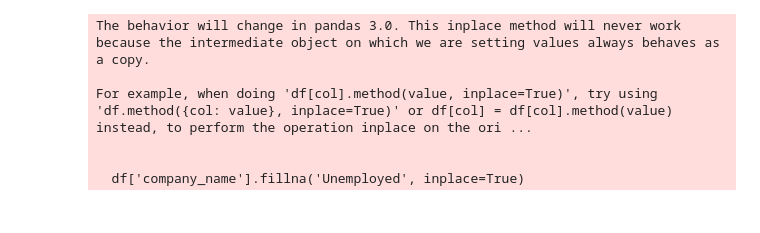
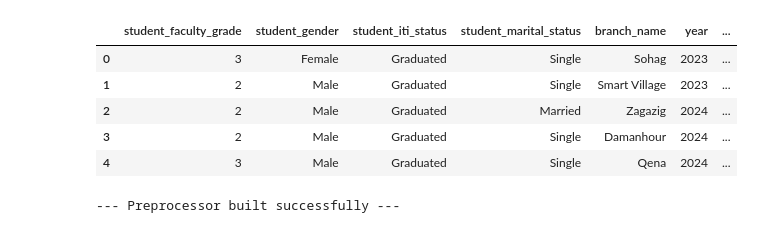
Before and after one commit to Ahmed-Arab95734/Graduation-Project-ITI-Examination-System, a Jupyter notebook: Streamlit App/Grade_model.ipynb, the cells around one changed output. Drawn from its saved outputs; the diff is of its cells as text; code cells hidden in the pictures.

Commit message:
Grade final i hope

```diff
--- a/Streamlit App/Grade_model.ipynb
+++ b/Streamlit App/Grade_model.ipynb
@@ -43,51 +97,80 @@ df = pd.read_sql(query, conn)
 # %%
 # -----------------------------
 # 2. Data Cleaning & Feature Engineering
 # -----------------------------
-df['company_name'].fillna('Unemployed', inplace=True)
-df['student_faculty_grade'] = df['student_faculty_grade'].map({'Pass': 3, 'Good': 2, 'Very Good': 1, 'Excellent': 0})
-df['student_iti_status'] = df['student_iti_status'].map({'Failed to Graduate': 1, 'Graduated': 0})
-df['grade_bucket'] = pd.qcut(df['total_grade'], q=4, labels=['Low', 'Medium', 'High', 'Top'])
-df['faculty_grade_combo'] = df['student_faculty'] + "_" + df['grade_bucket'].astype(str)
+
+df['student_faculty_grade'] = df['student_faculty_grade'].map({'Pass': 3, 'Good': 2, 'Very Good': 1, 'Excellent': 0}).astype("int")
 
 # Faculty groups
 def faculty_group(faculty):
     stem = ['Faculty of Computers Sciences', 'Faculty of Engineering', 'Faculty of Information Systems', 'Faculty of Science']
     business = ['Faculty of Business Administration', 'Faculty of Commerce', 'Faculty of Economics and Political Science']
     arts = ['Faculty of Fine Arts', 'Faculty of Applied Arts', 'Faculty of Arts']
     applied = ['Faculty of Agriculture', 'Faculty of Education']
     if faculty in stem:
         return 'STEM'
     elif faculty in business:
         return 'Business'
     elif faculty in arts:
         return 'Arts'
     elif faculty in applied:
         return 'Applied'
     else:
         return 'Other'
 
 df['faculty_group'] = df['student_faculty'].apply(faculty_group)
 
-# Binary target
-df['employed'] = df['company_name'].apply(lambda x: 0 if x == 'Unemployed' else 1)
+
+if 'student_id' in df.columns:
+    df.drop('student_id',axis=1,inplace=True)
+if 'student_faculty' in df.columns:
+    df = df.drop('student_faculty', axis=1)
+
+# Handle potential missing values (a good safety check)
+df.dropna(inplace=True)
+df.head()
 # %% [output]
-The behavior will change in pandas 3.0. This inplace method will never work because the intermediate object on which we are setting values always behaves as a copy.
-
-For example, when doing 'df[col].method(value, inplace=True)', try using 'df.method({col: value}, inplace=True)' or df[col] = df[col].method(value) instead, to perform the operation inplace on the ori ...
-
-
-  df['company_name'].fillna('Unemployed', inplace=True)
+|  | student_faculty_grade | student_gender | student_iti_status | student_marital_status | branch_name | year | ... |
+| 0 | 3 | Female | Graduated | Single | Sohag | 2023 | ... |
+| 1 | 2 | Male | Graduated | Single | Smart Village | 2023 | ... |
+| 2 | 2 | Male | Graduated | Married | Zagazig | 2024 | ... |
+| 3 | 2 | Male | Graduated | Single | Damanhour | 2024 | ... |
+| 4 | 3 | Male | Graduated | Single | Qena | 2024 | ... |
 # %%
 # -----------------------------
 # 3. Features and Categorical List
 # -----------------------------
-features = ['student_iti_status', 'total_grade', 'grade_bucket', 'student_faculty_grade']
-categorical_features = ['grade_bucket']
+y = df['total_grade']
+X = df.drop('total_grade',axis=1)
 
-X = df[features]
-y = df['employed']
 
-X_train, X_test, y_train, y_test = train_test_split(
-    X, y, test_size=0.2, random_state=42, stratify=y
-)
+numeric_features = ['student_faculty_grade']
+
+categorical_features = ['student_gender', 'student_marital_status', 'faculty_group','student_iti_status','branch_name','year']
+
+numeric_transformer = StandardScaler()
+categorical_transformer = OneHotEncoder(handle_unknown='ignore', sparse_output=False)
+
+preprocessor = ColumnTransformer(
+    transformers=[
+        ('num', numeric_transformer, numeric_features),
+        ('cat', categorical_transformer, categorical_features)
+    ],
+    remainder='passthrough')
+
+print("--- Preprocessor built successfully ---")
+# --- A: Define the models we want to compare ---
+models = {
+    "Linear Regression": LinearRegression(),
+    "Random Forest": RandomForestRegressor(random_state=42),
+    "Gradient Boosting": GradientBoostingRegressor(random_state=42),
+    "XGBoost": xgb.XGBRegressor(random_state=42),
+    "LightGBM": lgbm.LGBMRegressor(random_state=42, verbose=-1), # verbose=-1 silences warnings
+    "CatBoost": cb.CatBoostRegressor(random_state=42, verbose=0) # verbose=0 silences training logs
+}
+
+# --- B: Define our Cross-Validation strategy ---
+kfold = KFold(n_splits=5, shuffle=True, random_state=42)
+scoring_metrics = ['r2', 'neg_mean_squared_error', 'neg_mean_absolute_error']
+# %% [output]
+--- Preprocessor built successfully ---
```
Also changed, not shown: parts of 11 cells of this notebook, 7 other files.
